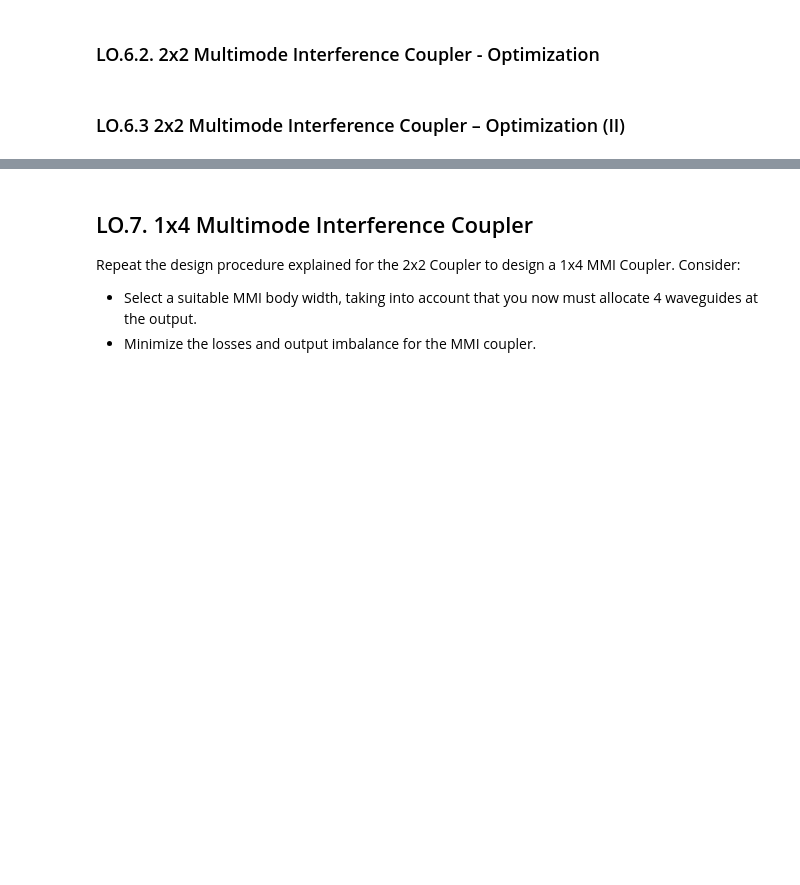
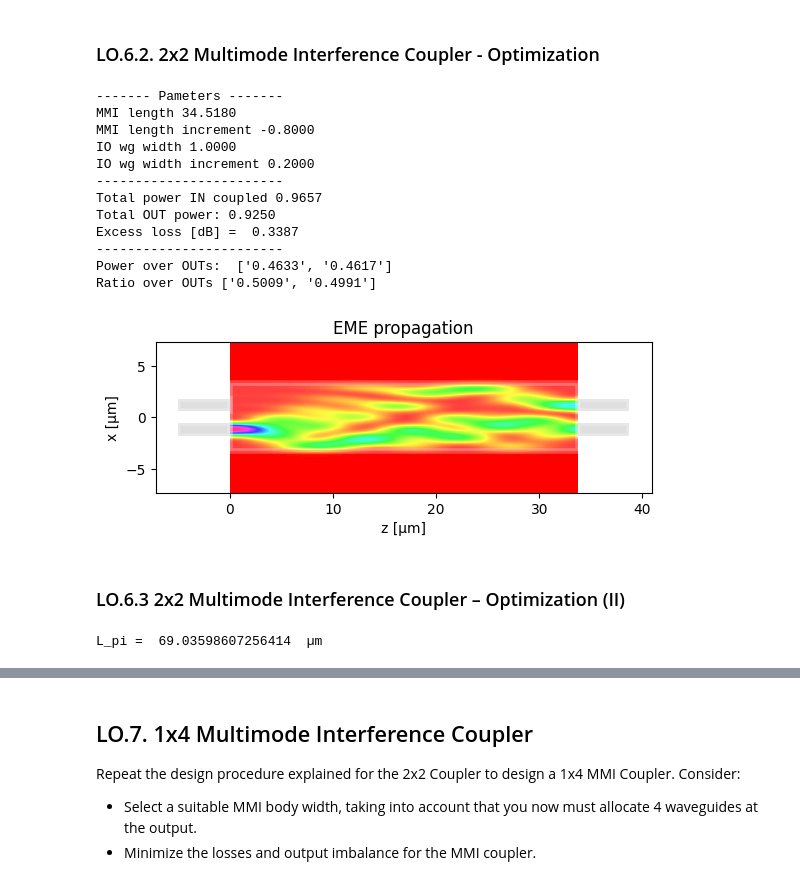
Before and after one commit to ltorjua/cifoin-lab2, a Jupyter notebook: COUPLERS_Student.ipynb, the cells around one changed output, grey strips where cells are left out. Cells and saved outputs as stored; diff of their text form; code cells hidden in the pictures; blank space fills up the shorter version.

```diff
--- a/COUPLERS_Student.ipynb
+++ b/COUPLERS_Student.ipynb
@@ -787,16 +780,30 @@ Ratio over OUTs ['0.5152', '0.4848']
 # %% [markdown]
 ### LO.6.2. 2x2 Multimode Interference Coupler - Optimization
 # %%
-dy = 0.1
+dy = 0.09
 # MMI I/O waveguide positions (check class slides for type of MMI)
 m.IN_WVG_positions = mmi_Width*np.array([-1/6,1/6]) + np.array([-dy,dy]) # STUDENT
 m.OUT_WVG_positions = mmi_Width*np.array([-1/6,1/6]) + np.array([-dy,dy])  # STUDENT
 
 # MMI length (check class slides for type of MMI)
-m.dL_MMI = -1  # STUDENT
+m.dL_MMI = -0.8  # STUDENT
 
 # Run propagation
 m.propagation()
+# %% [output]
+------- Pameters -------
+MMI length 34.5180
+MMI length increment -0.8000
+IO wg width 1.0000
+IO wg width increment 0.2000
+------------------------
+Total power IN coupled 0.9657
+Total OUT power: 0.9250
+Excess loss [dB] =  0.3387
+------------------------
+Power over OUTs:  ['0.4633', '0.4617']
+Ratio over OUTs ['0.5009', '0.4991']
+[figure, added]
 # %% [markdown]
 ### LO.6.3 2x2 Multimode Interference Coupler – Optimization (II)
 # %%
@@ -804,7 +811,7 @@ m.propagation()
 
 m = MMI_EME()
 m.MMI_width = 6.6   # MMI width
-m.wg_width_dw = 0.2 # STUDENT
+m.wg_width_dw = 1.2 # STUDENT
 
 # 1) Compute de MMI modes
 m.find_all_modes()
@@ -812,6 +819,8 @@ m.find_all_modes()
 # 2) Get the L_pi
 L_pi = m.get_L_pi()
 print("L_pi = ", L_pi, " µm")
+# %% [output]
+L_pi =  69.03598607256414  µm
 # %%
 # 3) Configure MMI
 # # MMI I/O number (check class slides for type of MMI)
```
Also changed, not shown: parts of 6 cells of this notebook, 1 other file.
